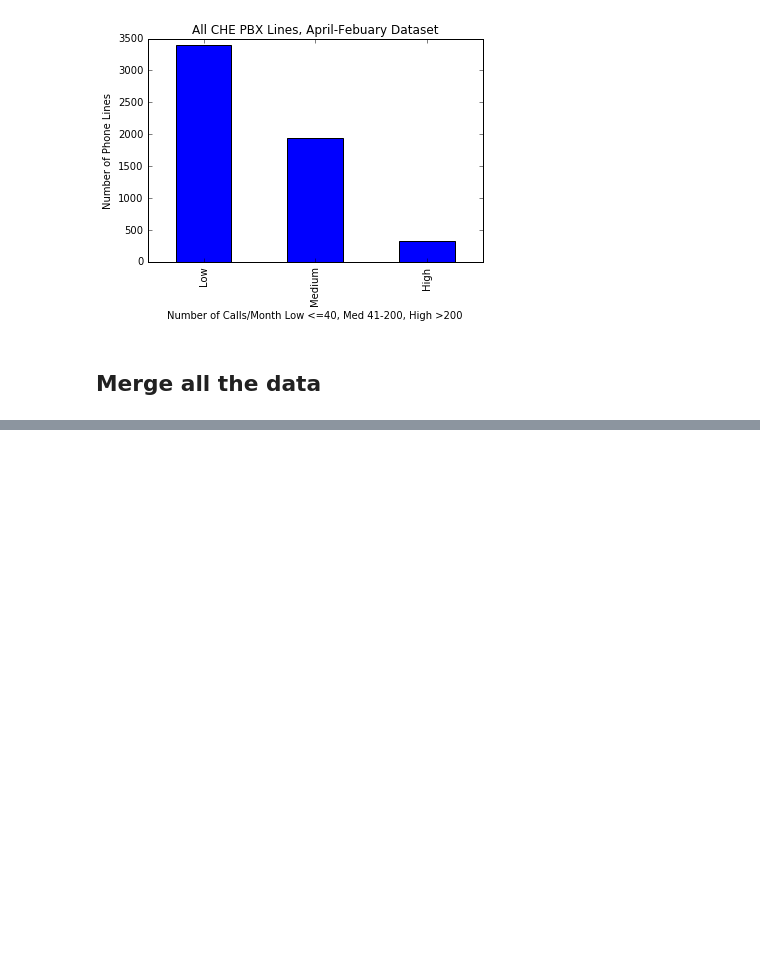
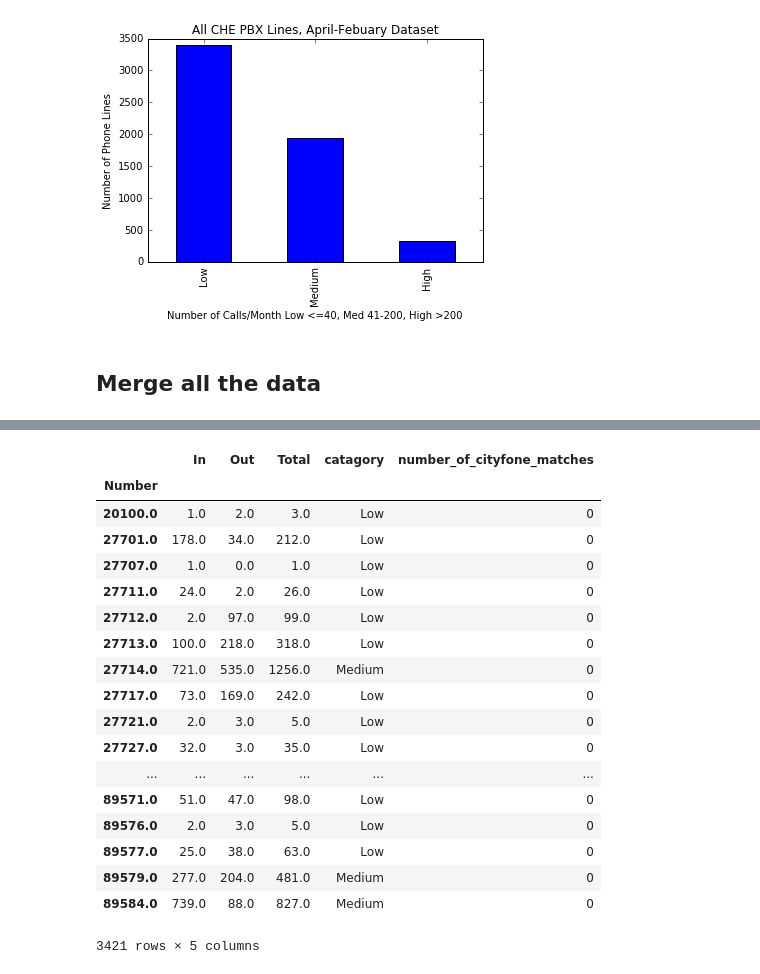
Before and after one commit to CityOfLosAngeles/pbx-analysis, a Jupyter notebook: DataCleaning.ipynb, the cells around one changed output, grey strips where cells are left out. Cells and saved outputs as stored; diff of their text form; code cells hidden in the pictures; blank space fills up the shorter version.

Commit message:
number of cityfone matches

```diff
--- a/DataCleaning.ipynb
+++ b/DataCleaning.ipynb
@@ -108,5 +109,5 @@ annual_totals = grouped.sum()
 cityfone_df = pd.read_excel('./extract_cityfone.xlsx')
 # %%
 cityfone_df['Number'] = cityfone_df.WRK_TEL_NBR.apply(lambda x: str(x)[-5:])
+cityfone_df['Number'].replace('     ', np.nan, inplace=True)
+cityfone_df['Number'].dropna(inplace=True)
-# %%
-cityfone_df.set_index('Number')
@@ -170,2 +144,11 @@ def find_cityfone(row):
+# %%
+def number_of_cityfone_matches(row):
+    """
+    Find the number of Cityfone matches
+    """
+    number_totals = row.name
+    cityfone_df['Number'] = pd.to_numeric(cityfone_df.Number)
+    df = cityfone_df[cityfone_df['Number'] == number_totals]
+    return len(df)
 # %%
-annual_totals.head(5).apply(find_cityfone, axis =1)
+annual_totals['number_of_cityfone_matches'] = annual_totals.apply(number_of_cityfone_matches, axis =1)
@@ -224,0 +176,22 @@ Name: WRK_TEL_NBR, dtype: int64
+# %%
+annual_totals.to_csv('pbx_da')
+# %% [output]
+|  | In | Out | Total | catagory | number_of_cityfone_matches |
+| Number |  |  |  |  |  |
+| 20100.0 | 1.0 | 2.0 | 3.0 | Low | 0 |
+| 27701.0 | 178.0 | 34.0 | 212.0 | Low | 0 |
+| 27707.0 | 1.0 | 0.0 | 1.0 | Low | 0 |
+| 27711.0 | 24.0 | 2.0 | 26.0 | Low | 0 |
+| 27712.0 | 2.0 | 97.0 | 99.0 | Low | 0 |
+| 27713.0 | 100.0 | 218.0 | 318.0 | Low | 0 |
+| 27714.0 | 721.0 | 535.0 | 1256.0 | Medium | 0 |
+| 27717.0 | 73.0 | 169.0 | 242.0 | Low | 0 |
+| 27721.0 | 2.0 | 3.0 | 5.0 | Low | 0 |
+| 27727.0 | 32.0 | 3.0 | 35.0 | Low | 0 |
+| ... | ... | ... | ... | ... | ... |
+| 89571.0 | 51.0 | 47.0 | 98.0 | Low | 0 |
+| 89576.0 | 2.0 | 3.0 | 5.0 | Low | 0 |
+| 89577.0 | 25.0 | 38.0 | 63.0 | Low | 0 |
+| 89579.0 | 277.0 | 204.0 | 481.0 | Medium | 0 |
+| 89584.0 | 739.0 | 88.0 | 827.0 | Medium | 0 |
+3421 rows × 5 columns
```
Also changed, not shown: parts of 7 cells of this notebook.
